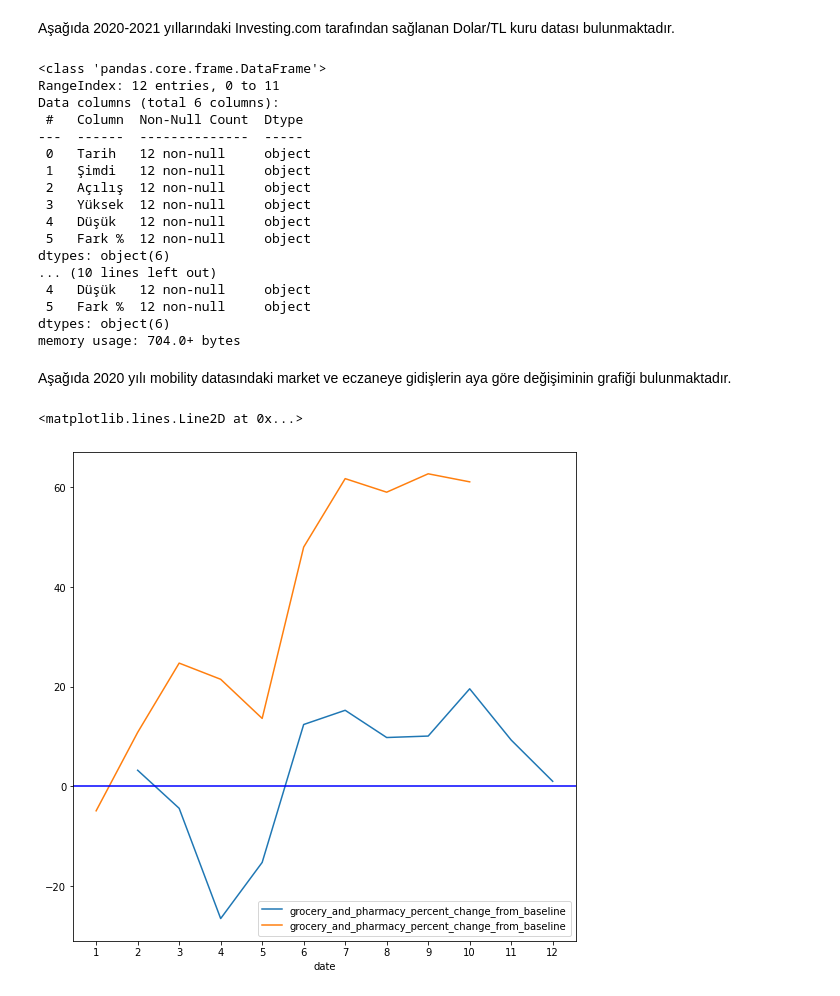
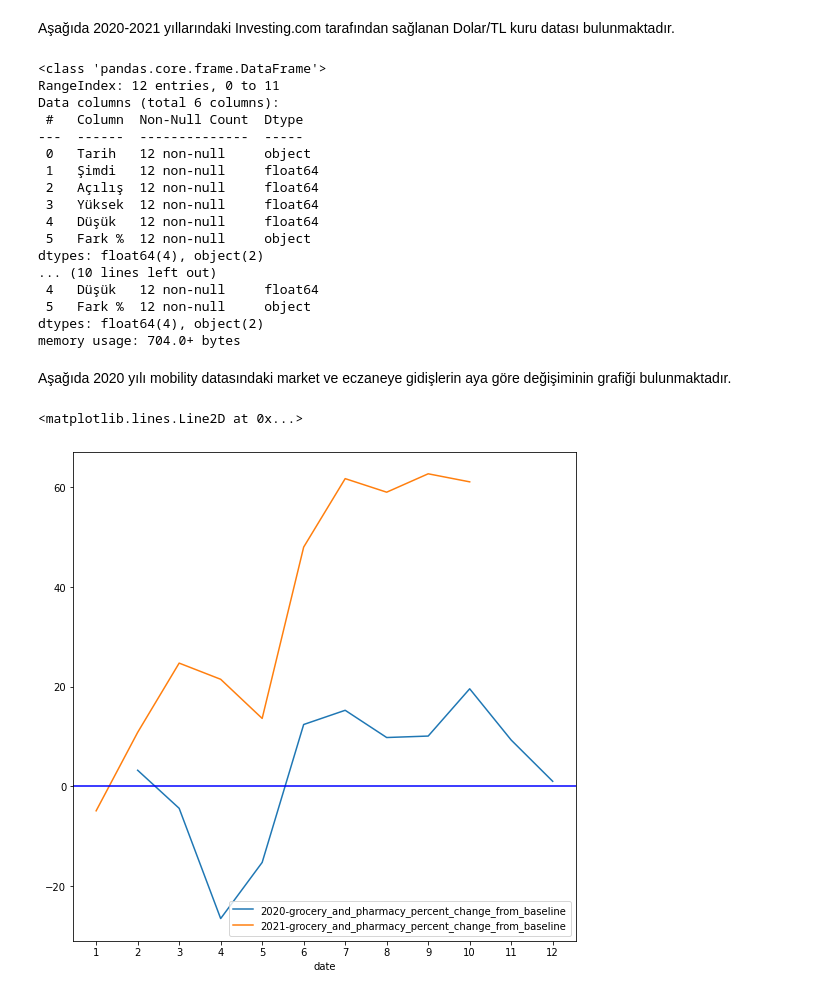
Before and after one commit to GokberkUnal/effect_of_covid_mobility_data_on_the_dollar-tl_index, a Jupyter notebook: effect_of_covid_mobility_data_on_the_dollar-tl_index.ipynb, the cells around one changed output. Saved outputs shown, nothing was run; the diff lists cells and outputs as text; code cells hidden in the pictures.

```diff
--- a/effect_of_covid_mobility_data_on_the_dollar-tl_index.ipynb
+++ b/effect_of_covid_mobility_data_on_the_dollar-tl_index.ipynb
@@ -65,10 +65,10 @@ index_url = 'https://drive.google.com/file/d/1mEUy-lRJjGVvxIiof-1UmXRzSSHnPKPs/v
 index_url2021 = 'https://drive.google.com/uc?id=' + index_url.split('/')[-2]
 
 
-index_df20 = pd.read_csv(index_url2020)
+index_df20 = pd.read_csv(index_url2020, decimal=',')
 index_df20.info()
 
-index_df21 = pd.read_csv(index_url2021)
+index_df21 = pd.read_csv(index_url2021, decimal=',')
 index_df21.info()
 # %% [output]
 <class 'pandas.core.frame.DataFrame'>
@@ -77,30 +77,41 @@ Data columns (total 6 columns):
  #   Column  Non-Null Count  Dtype
 ---  ------  --------------  -----
  0   Tarih   12 non-null     object
- 1   Şimdi   12 non-null     object
- 2   Açılış  12 non-null     object
- 3   Yüksek  12 non-null     object
- 4   Düşük   12 non-null     object
+ 1   Şimdi   12 non-null     float64
+ 2   Açılış  12 non-null     float64
+ 3   Yüksek  12 non-null     float64
+ 4   Düşük   12 non-null     float64
  5   Fark %  12 non-null     object
-dtypes: object(6)
+dtypes: float64(4), object(2)
 ... (10 lines left out)
- 4   Düşük   12 non-null     object
+ 4   Düşük   12 non-null     float64
  5   Fark %  12 non-null     object
-dtypes: object(6)
+dtypes: float64(4), object(2)
 memory usage: 704.0+ bytes
 # %% [markdown]
 Aşağıda 2020 yılı mobility datasındaki market ve eczaneye gidişlerin aya göre değişiminin grafiği bulunmaktadır.
 # %%
 import pandas as pd
 import matplotlib.pyplot as plt
 import numpy as np
 from matplotlib.pyplot import figure
 
 
-plt.xticks( np.arange(13) )
-mean_df20["grocery_and_pharmacy_percent_change_from_baseline"].plot(figsize=(9, 9),y=df20["grocery_and_pharmacy_percent_change_from_baseline"],legend=True)
-mean_df21["grocery_and_pharmacy_percent_change_from_baseline"].plot(figsize=(9, 9),y=df21["grocery_and_pharmacy_percent_change_from_baseline"],legend=True)
+col_name = "grocery_and_pharmacy_percent_change_from_baseline"
+
+plt.xticks( np.arange(1, 12 + 1) ) # 12 ay olarak göstermek için
+
+mean_df20[col_name].plot( figsize=(9, 9) \
+                         , y=df20[col_name] \
+                         , legend=True \
+                         , label = "2020-" + col_name)
+
+mean_df21[col_name].plot(figsize=(9, 9) \
+                         , y=df21[col_name] \
+                         , legend=True \
+                         , label = "2021-" + col_name)
+
 plt.axhline(0, color='blue')
 # %% [output]
 <matplotlib.lines.Line2D at 0x...>
-[figure, old version]
+[figure, new version]
```
Also changed, not shown: parts of 2 cells of this notebook.
